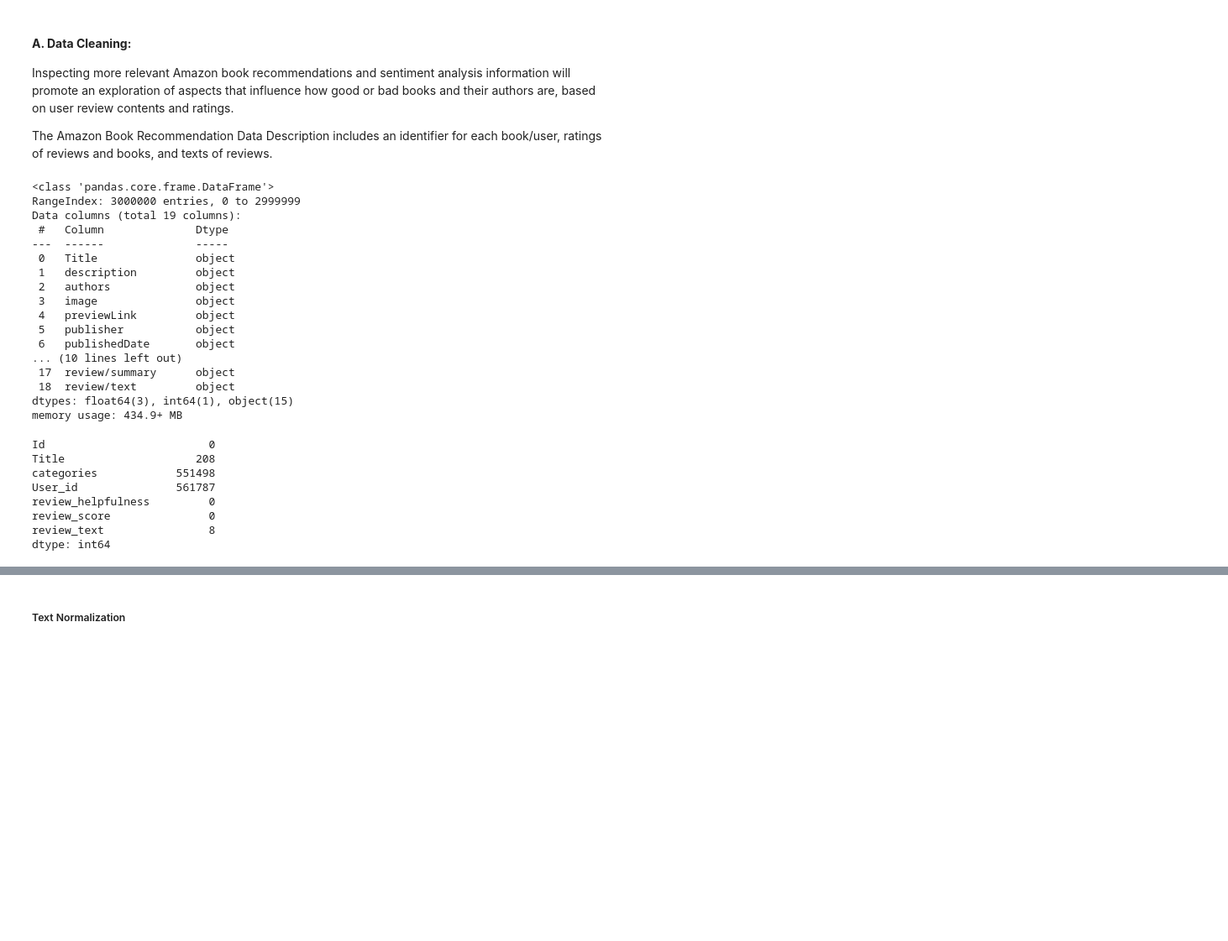
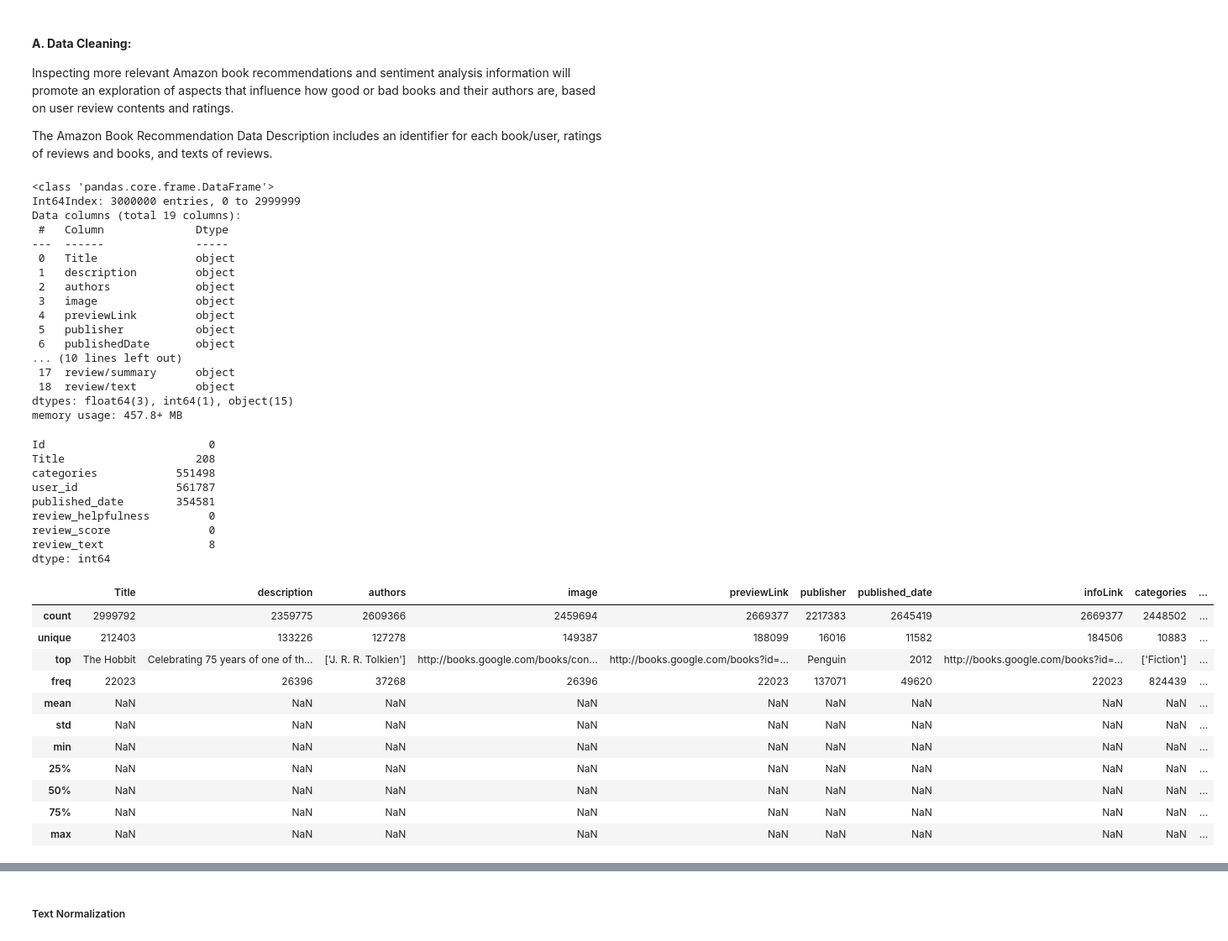
Before and after one commit to AML-2304-NaturalLanguageProcessing/AmazonBooksRecommendation, a Jupyter notebook: notebooks/amazon-books-data-preprocessing.ipynb, the cells around one changed output, grey strips where cells are left out. Shown at 84% size. Saved outputs shown, nothing was run; the diff lists cells and outputs as text; code cells hidden in the pictures; blank space fills up the shorter version.

```diff
--- a/notebooks/amazon-books-data-preprocessing.ipynb
+++ b/notebooks/amazon-books-data-preprocessing.ipynb
@@ -43,12 +69,13 @@ from sklearn.preprocessing import OneHotEncoder
 # %%
 # Load datasets
-base_dir = "/content/drive/MyDrive/Colab Notebooks/AmazonBookRecommendation"
+# base_dir = "/content/drive/MyDrive/Colab Notebooks/nlp-term-3/project/dataset"
+base_dir = ".\Dataset"
 
 # Features of books
-data_titl = pd.read_csv(f'{base_dir}/books_data.csv')
+data_titl = pd.read_csv(f'{base_dir}\\books_data.csv')
 
 # Features of rating
-data_rate = pd.read_csv(f"{base_dir}/Books_rating.csv")
+data_rate = pd.read_csv(f"{base_dir}\\Books_rating.csv")
 
 # Merge datasets
 data_abr = pd.merge(data_titl, data_rate, how="outer", on="Title", validate="one_to_many")
@@ -72,7 +99,7 @@ The Amazon Book Recommendation Data Description includes an identifier for each
 data_abr.info()
 # %% [output]
 <class 'pandas.core.frame.DataFrame'>
-RangeIndex: 3000000 entries, 0 to 2999999
+Int64Index: 3000000 entries, 0 to 2999999
 Data columns (total 19 columns):
  #   Column              Dtype
 ---  ------              -----
@@ -87,19 +114,36 @@ Data columns (total 19 columns):
  17  review/summary      object
  18  review/text         object
 dtypes: float64(3), int64(1), object(15)
-memory usage: 434.9+ MB
+memory usage: 457.8+ MB
 # %%
 # Rename the reviews columns
-data_abr.rename(columns={'review/text': 'review_text', 'review/helpfulness': 'review_helpfulness', 'review/score': 'review_score'}, inplace=True)
+data_abr.rename(columns={'User_id': 'user_id', 'publishedDate': 'published_date', 'review/text': 'review_text', 'review/helpfulness': 'review_helpfulness', 'review/score': 'review_score'}, inplace=True)
 # %%
 # Check the null values for relevant columns
-data_abr[['Id', 'Title', 'categories', 'User_id', 'review_helpfulness', 'review_score', 'review_text']].isnull().sum()
+data_abr[['Id', 'Title', 'categories', 'user_id', 'published_date', 'review_helpfulness', 'review_score', 'review_text']].isnull().sum()
 # %% [output]
 Id                         0
 Title                    208
 categories            551498
-User_id               561787
+user_id               561787
+published_date        354581
 review_helpfulness         0
 review_score               0
 review_text                8
 dtype: int64
+# %%
+# Check for duplicated reviews
+data_abr.describe(include='all')
+# %% [output]
+|  | Title | description | authors | image | previewLink | publisher | published_date | infoLink | categories | ... |
+| count | 2999792 | 2359775 | 2609366 | 2459694 | 2669377 | 2217383 | 2645419 | 2669377 | 2448502 | ... |
+| unique | 212403 | 133226 | 127278 | 149387 | 188099 | 16016 | 11582 | 184506 | 10883 | ... |
+| top | The Hobbit | Celebrating 75 years of one of th... | ['J. R. R. Tolkien'] | http://books.google.com/books/con... | http://books.google.com/books?id=... | Penguin | 2012 | http://books.google.com/books?id=... | ['Fiction'] | ... |
+| freq | 22023 | 26396 | 37268 | 26396 | 22023 | 137071 | 49620 | 22023 | 824439 | ... |
+| mean | NaN | NaN | NaN | NaN | NaN | NaN | NaN | NaN | NaN | ... |
+| std | NaN | NaN | NaN | NaN | NaN | NaN | NaN | NaN | NaN | ... |
+| min | NaN | NaN | NaN | NaN | NaN | NaN | NaN | NaN | NaN | ... |
+| 25% | NaN | NaN | NaN | NaN | NaN | NaN | NaN | NaN | NaN | ... |
+| 50% | NaN | NaN | NaN | NaN | NaN | NaN | NaN | NaN | NaN | ... |
+| 75% | NaN | NaN | NaN | NaN | NaN | NaN | NaN | NaN | NaN | ... |
+| max | NaN | NaN | NaN | NaN | NaN | NaN | NaN | NaN | NaN | ... |
```
Also changed, not shown: parts of 27 cells of this notebook.
